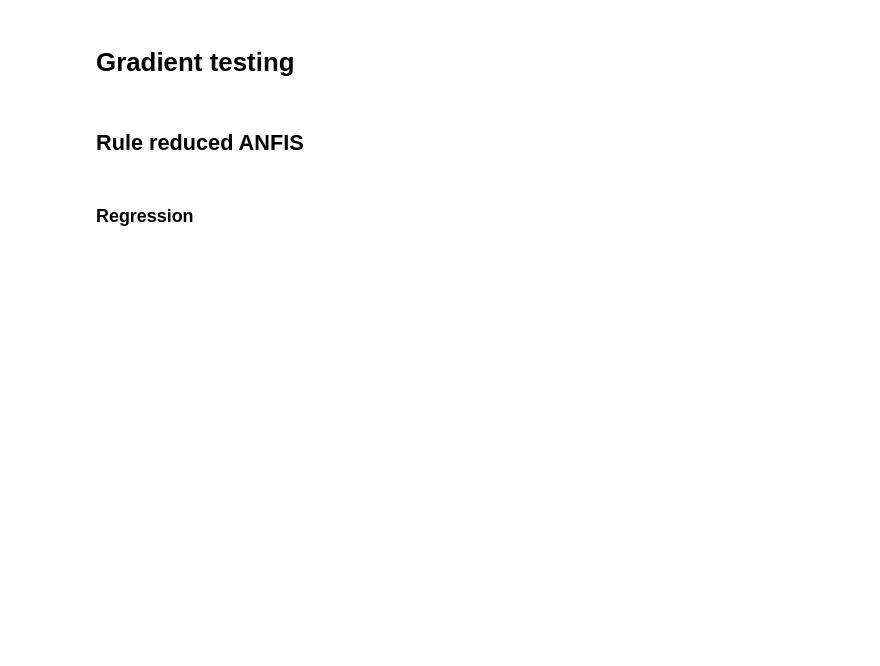
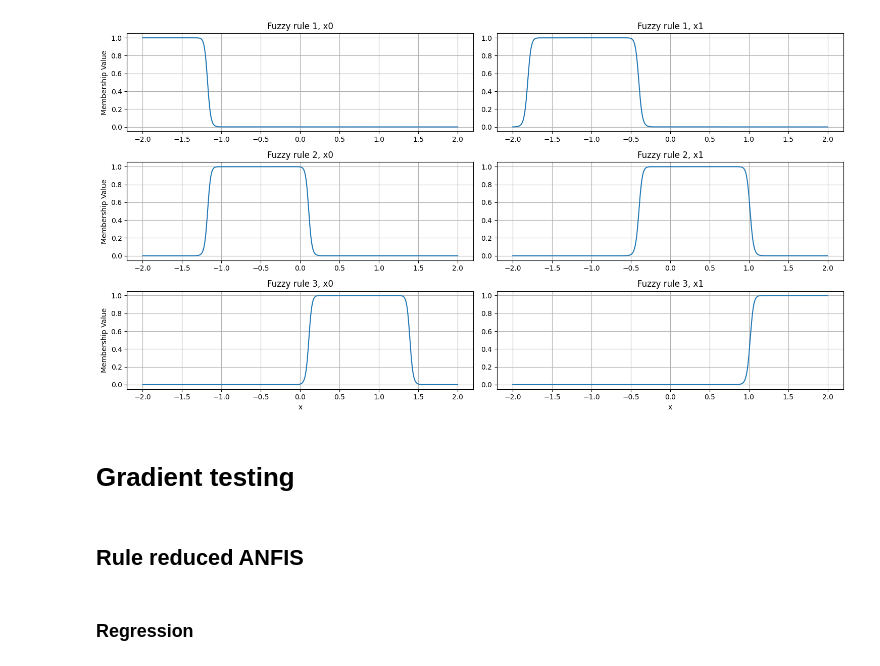
Before and after one commit to jsuarez2001/neuro-fuzzy-toolbox, a Jupyter notebook: test_notebooks/anfis.ipynb, the cells around one changed output. Saved outputs shown, nothing was run; the diff lists cells and outputs as text; code cells hidden in the pictures; blank space fills up the shorter version.

```diff
--- a/test_notebooks/anfis.ipynb
+++ b/test_notebooks/anfis.ipynb
@@ -10,0 +185,7 @@ from neuro_fuzzy_toolbox import ANFIS
+# %%
+x = torch.randn(10, 2)
+x_p = torch.zeros_like(x)
+x_p += x
+x_p[x < 0] = x_p[x < 0]*-1
+x = x/(torch.max(x_p)*1.1)
+x
@@ -10,0 +203,2 @@ from neuro_fuzzy_toolbox import ANFIS
+# %%
+model = ANFIS(x_train=x, fuzzy_rules=3, outputs=1)
@@ -10,0 +272,3 @@ from neuro_fuzzy_toolbox import ANFIS
+# %%
+model.set_premises(model.get_premises()*2)
+model.get_premises()
@@ -10,0 +295,3 @@ from neuro_fuzzy_toolbox import ANFIS
+# %%
+model.set_consequents(model.get_consequents()*2)
+model.get_consequents()
@@ -11,3 +353,7 @@ from neuro_fuzzy_toolbox import ANFIS
+# %%
+model.plot_premises()
+# %% [output]
+[figure, added]
 # %% [markdown]
 # Gradient testing
 # %% [markdown]
```
Also changed, not shown: parts of 150 cells of this notebook, 45 other files.
